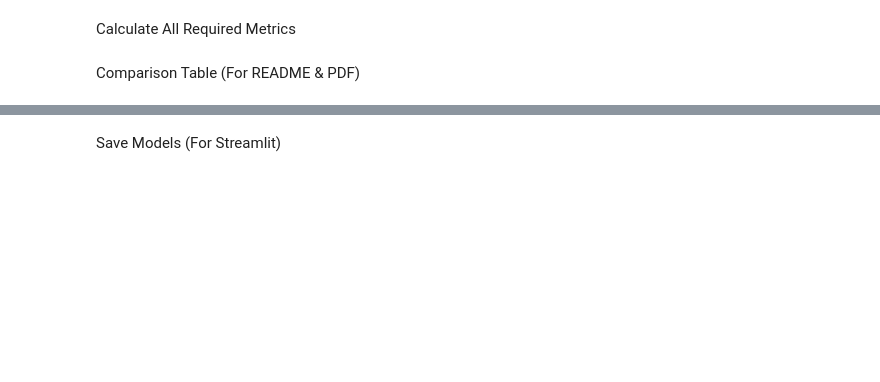
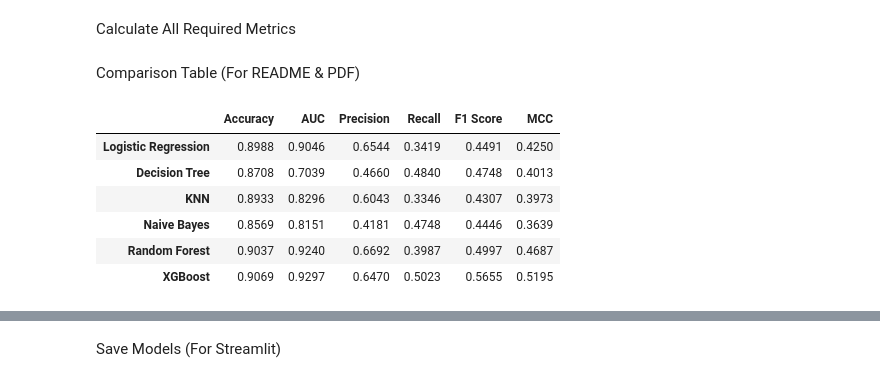
Before and after one commit to mailinamit-debug/ml-assignment-2, a Jupyter notebook: ML_Assignment_2.ipynb, the cells around one changed output, grey strips where cells are left out. Drawn from its saved outputs; the diff is of its cells as text; code cells hidden in the pictures; blank space fills up the shorter version.

```diff
--- a/ML_Assignment_2.ipynb
+++ b/ML_Assignment_2.ipynb
@@ -228,18 +182,0 @@ print(nb_metrics)
-# %%
-#5.Random Forest (Ensemble)
-
-from sklearn.ensemble import RandomForestClassifier
-
-rf = RandomForestClassifier(n_estimators=100, random_state=42)
-rf.fit(X_train, y_train)
-y_pred = rf.predict(X_test)
-y_prob = rf.predict_proba(X_test)[:,1]
-# %%
-#6. XGBoost (Ensemble)
-
-from xgboost import XGBClassifier
-
-xgb = XGBClassifier(use_label_encoder=False, eval_metric='logloss')
-xgb.fit(X_train, y_train)
-y_pred = xgb.predict(X_test)
-y_prob = xgb.predict_proba(X_test)[:,1]
@@ -264,40 +235,46 @@ Comparison Table (For README & PDF)
 # %%
 from sklearn.metrics import (
     accuracy_score,
     roc_auc_score,
     precision_score,
     recall_score,
     f1_score,
     matthews_corrcoef
 )
 
-def evaluate_model(model, X_test, y_test):
+def evaluate_model(model):
     y_pred = model.predict(X_test)
     y_prob = model.predict_proba(X_test)[:,1]
 
     return {
         "Accuracy": accuracy_score(y_test, y_pred),
         "AUC": roc_auc_score(y_test, y_prob),
         "Precision": precision_score(y_test, y_pred),
         "Recall": recall_score(y_test, y_pred),
         "F1 Score": f1_score(y_test, y_pred),
         "MCC": matthews_corrcoef(y_test, y_pred)
     }
-# Create Comparison table
+
 results = {
-    "Logistic Regression": evaluate_model(lr, X_test, y_test),
-    "Decision Tree": evaluate_model(dt, X_test, y_test),
-    "KNN": evaluate_model(knn, X_test, y_test),
-    "Naive Bayes": evaluate_model(nb, X_test, y_test),
-    "Random Forest": evaluate_model(rf, X_test, y_test),
-    "XGBoost": evaluate_model(xgb, X_test, y_test)
+    "Logistic Regression": evaluate_model(lr),
+    "Decision Tree": evaluate_model(dt),
+    "KNN": evaluate_model(knn),
+    "Naive Bayes": evaluate_model(nb),
+    "Random Forest": evaluate_model(rf),
+    "XGBoost": evaluate_model(xgb)
 }
 
-comparison_df = pd.DataFrame(results).T
+comparison_df = pd.DataFrame(results).T.round(4)
+
 comparison_df
-comparison_df = comparison_df.round(4)
-comparison_df
-comparison_df.to_csv("model_comparison.csv")
+# %% [output]
+|  | Accuracy | AUC | Precision | Recall | F1 Score | MCC |
+| Logistic Regression | 0.8988 | 0.9046 | 0.6544 | 0.3419 | 0.4491 | 0.4250 |
+| Decision Tree | 0.8708 | 0.7039 | 0.4660 | 0.4840 | 0.4748 | 0.4013 |
+| KNN | 0.8933 | 0.8296 | 0.6043 | 0.3346 | 0.4307 | 0.3973 |
+| Naive Bayes | 0.8569 | 0.8151 | 0.4181 | 0.4748 | 0.4446 | 0.3639 |
+| Random Forest | 0.9037 | 0.9240 | 0.6692 | 0.3987 | 0.4997 | 0.4687 |
+| XGBoost | 0.9069 | 0.9297 | 0.6470 | 0.5023 | 0.5655 | 0.5195 |
 # %% [markdown]
 Observations
 
```
Also changed, not shown: parts of 26 cells of this notebook.
